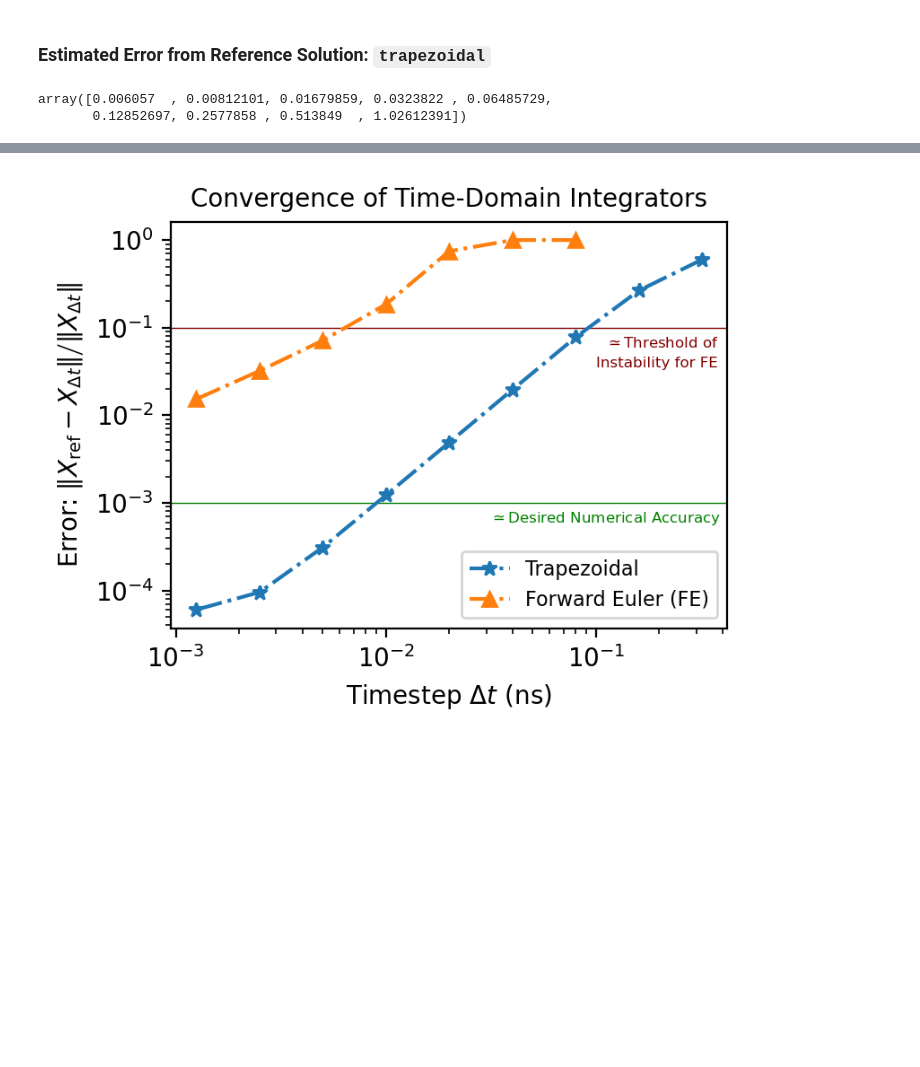
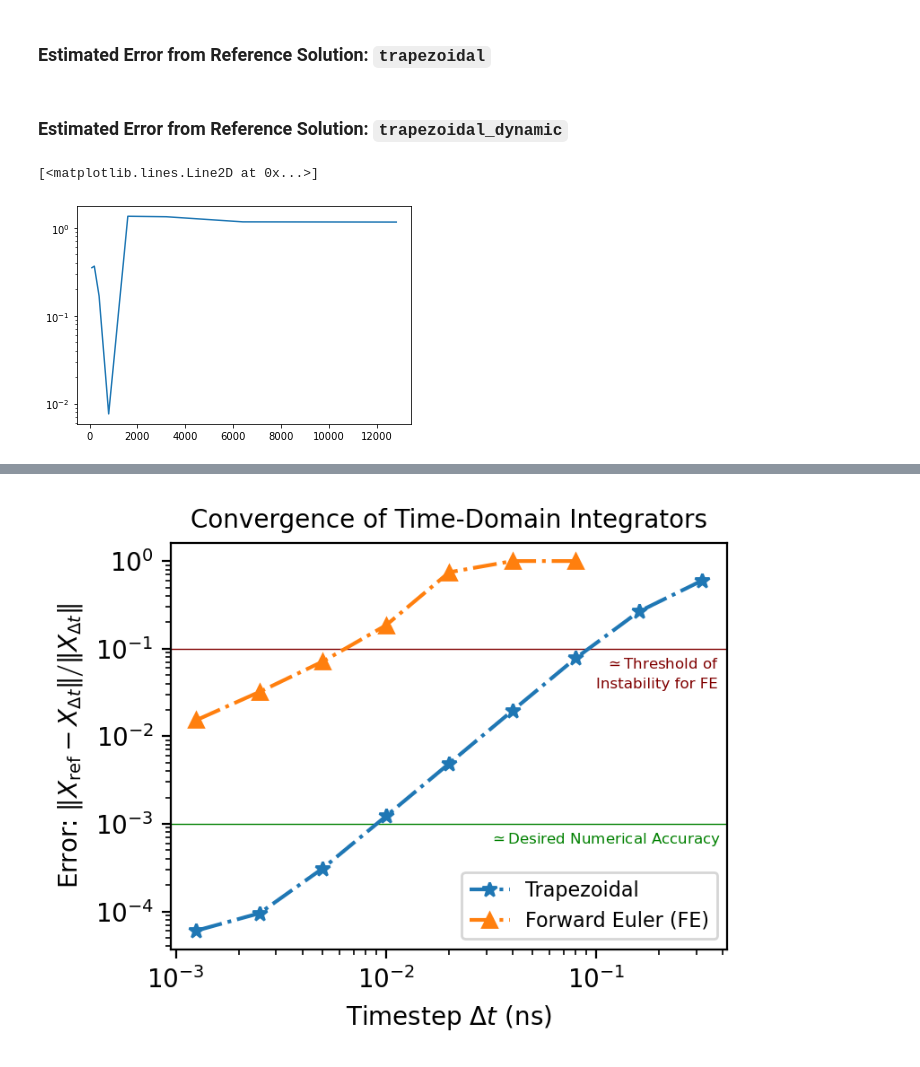
Before and after one commit to Phionx/quantumnetworks, a Jupyter notebook: demos/analysis/SolverOptimizer.ipynb, the cells around one changed output, grey strips where cells are left out. Cells and saved outputs as stored; diff of their text form; code cells hidden in the pictures; blank space fills up the shorter version.

```diff
--- a/demos/analysis/SolverOptimizer.ipynb
+++ b/demos/analysis/SolverOptimizer.ipynb
@@ -230,8 +226,22 @@ plt.show()
 num_steps_trap = np.array([62.5*2**i for i in range(9)])
 dts_err_trap = 20/num_steps_trap
 dchi_2s_err_trap, runtimes_trap = optimizer.sweep_dt_err(X_r, dts_err_trap, solver_method="trapezoidal")
-# %%
-runtimes_trap
-# %% [output]
-array([0.006057  , 0.00812101, 0.01679859, 0.0323822 , 0.06485729,
-       0.12852697, 0.2577858 , 0.513849  , 1.02612391])
+# %% [markdown]
+### Estimated Error from Reference Solution: `trapezoidal_dynamic`
+# %%
+num_steps_trap_dyn = np.array([100*2**i for i in range(8)])
+dts_err_trap_dyn = 20/num_steps_trap_dyn
+
+dchi_2s_err_trap_dyn, runtimes_trap_dyn = optimizer.sweep_dt_err(
+    X_r,
+    dts_err_trap_dyn,
+    solver_method="trapezoidal_dynamic",
+    calc_runtime=True,
+    threshold_min=0.001,
+    factor=10
+)
+# %%
+plt.semilogy(num_steps_trap_dyn, dchi_2s_err_trap_dyn)
+# %% [output]
+[<matplotlib.lines.Line2D at 0x...>]
+[figure, added]
```
Also changed, not shown: parts of 13 cells of this notebook, 2 other files.
